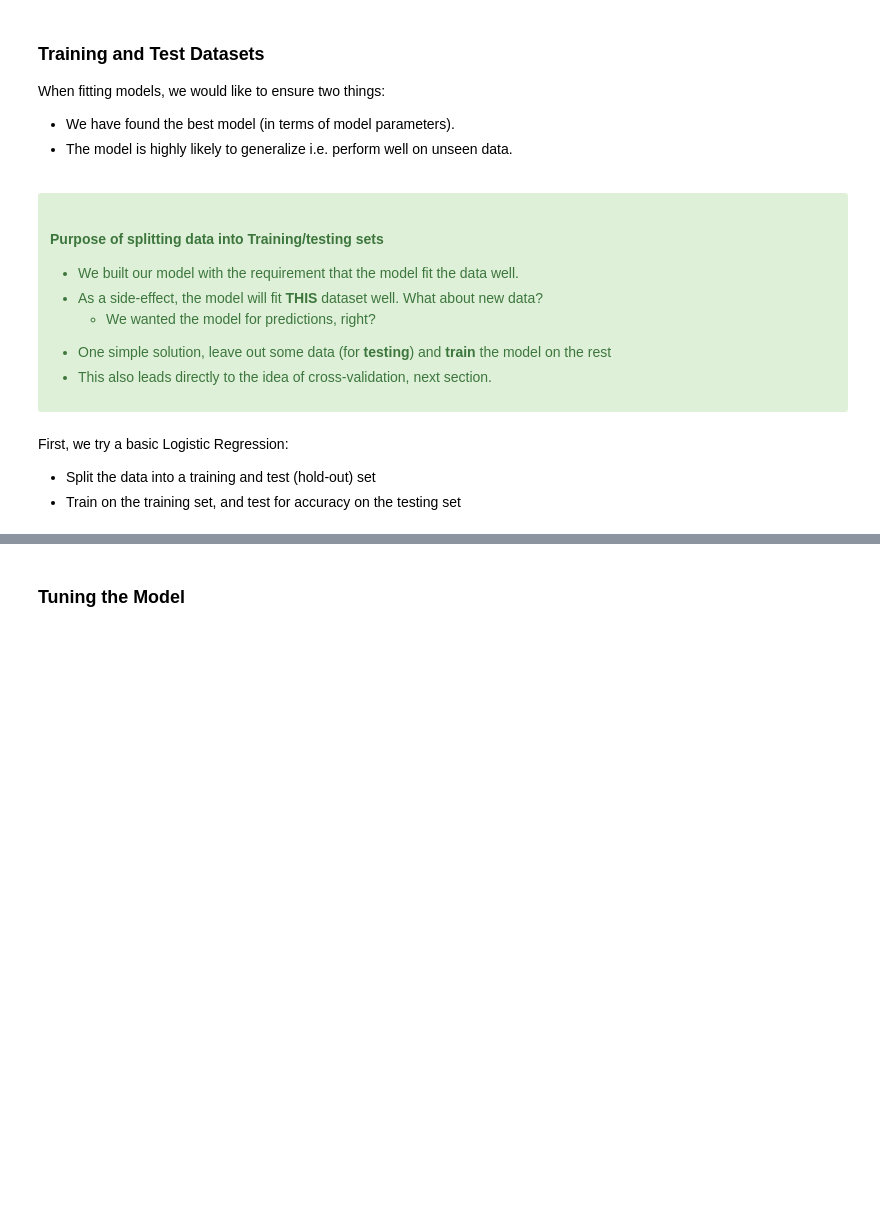
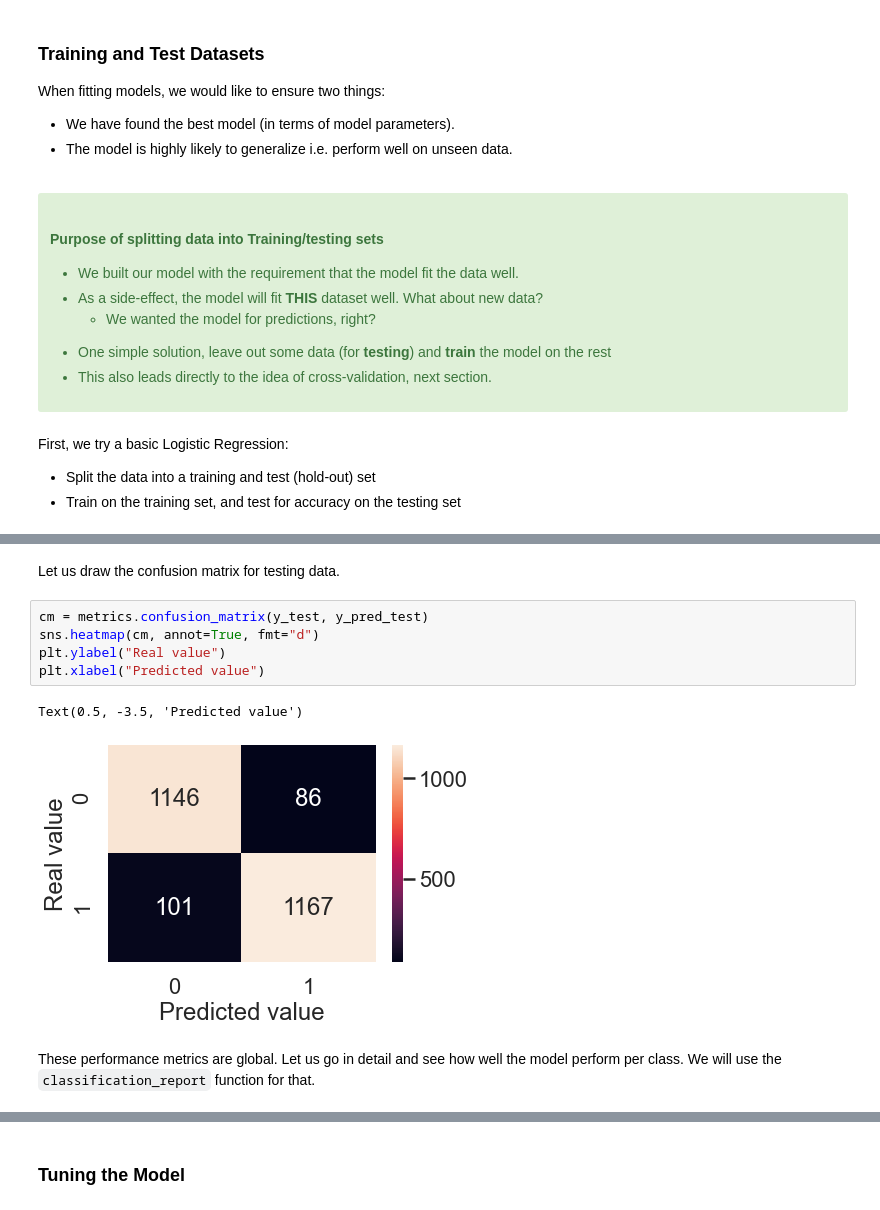
Before and after one commit to KingdomDataScience/Springboard, a Jupyter notebook: MINI-PROJECTS/Logistic Regression Advanced Case Study/Springboard Logistic Regression Advanced Case Study.ipynb, the cells around one changed output, grey strips where cells are left out. Saved outputs shown, nothing was run; the diff lists cells and outputs as text; blank space fills up the shorter version.

```diff
--- a/MINI-PROJECTS/Logistic Regression Advanced Case Study/Springboard Logistic Regression Advanced Case Study.ipynb
+++ b/MINI-PROJECTS/Logistic Regression Advanced Case Study/Springboard Logistic Regression Advanced Case Study.ipynb
@@ -187,0 +237,12 @@ print(accuracy_score(clf.predict(Xtestlr), ytestlr))
+# %% [markdown]
+Let us draw the confusion matrix for testing data.
+# %%
+cm = metrics.confusion_matrix(y_test, y_pred_test)
+sns.heatmap(cm, annot=True, fmt="d")
+plt.ylabel("Real value")
+plt.xlabel("Predicted value")
+# %% [output]
+Text(0.5, -3.5, 'Predicted value')
+[figure, added]
+# %% [markdown]
+These performance metrics are global. Let us go in detail and see how well the model perform per class. We will use the `classification_report` function for that.
```
Also changed, not shown: parts of 15 cells of this notebook.
